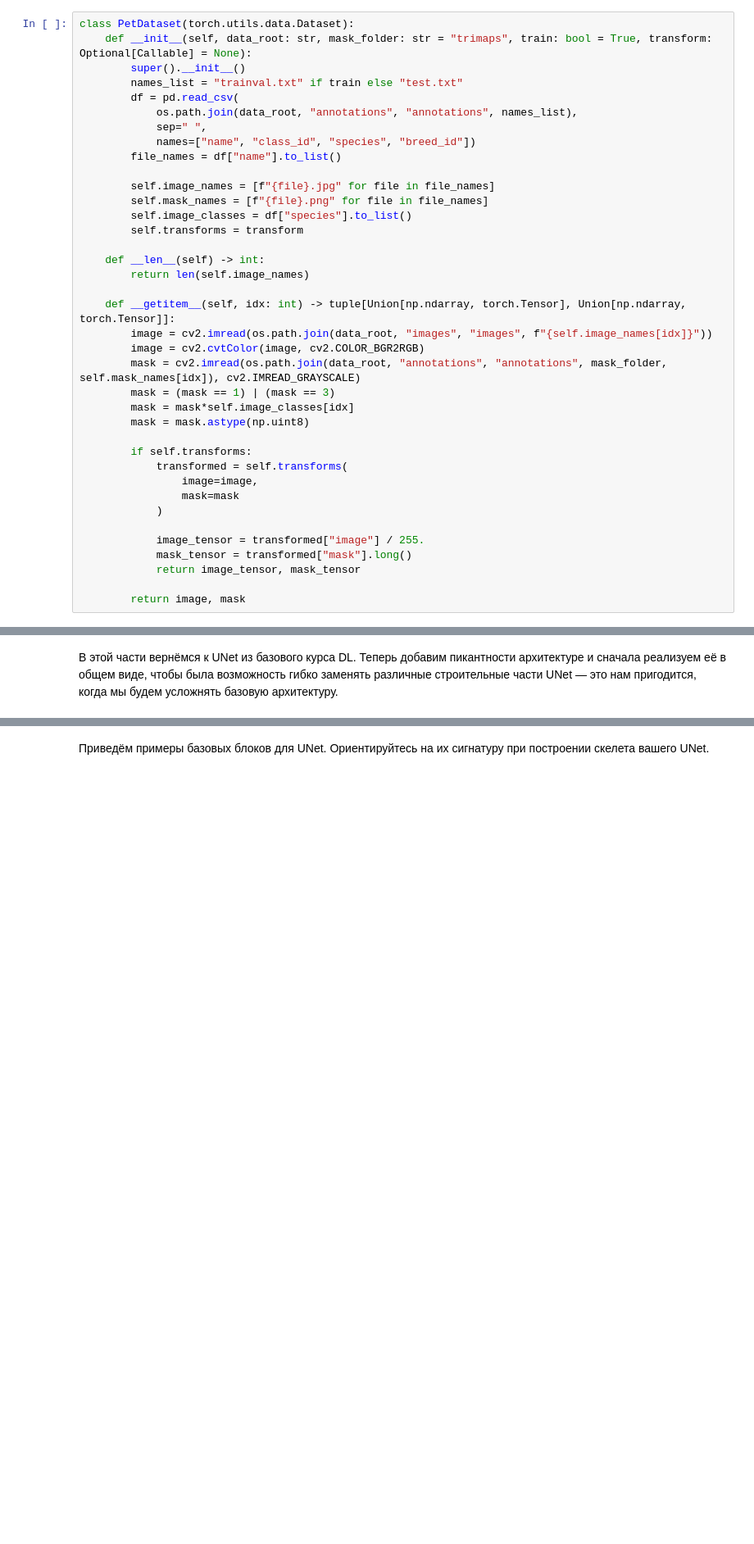
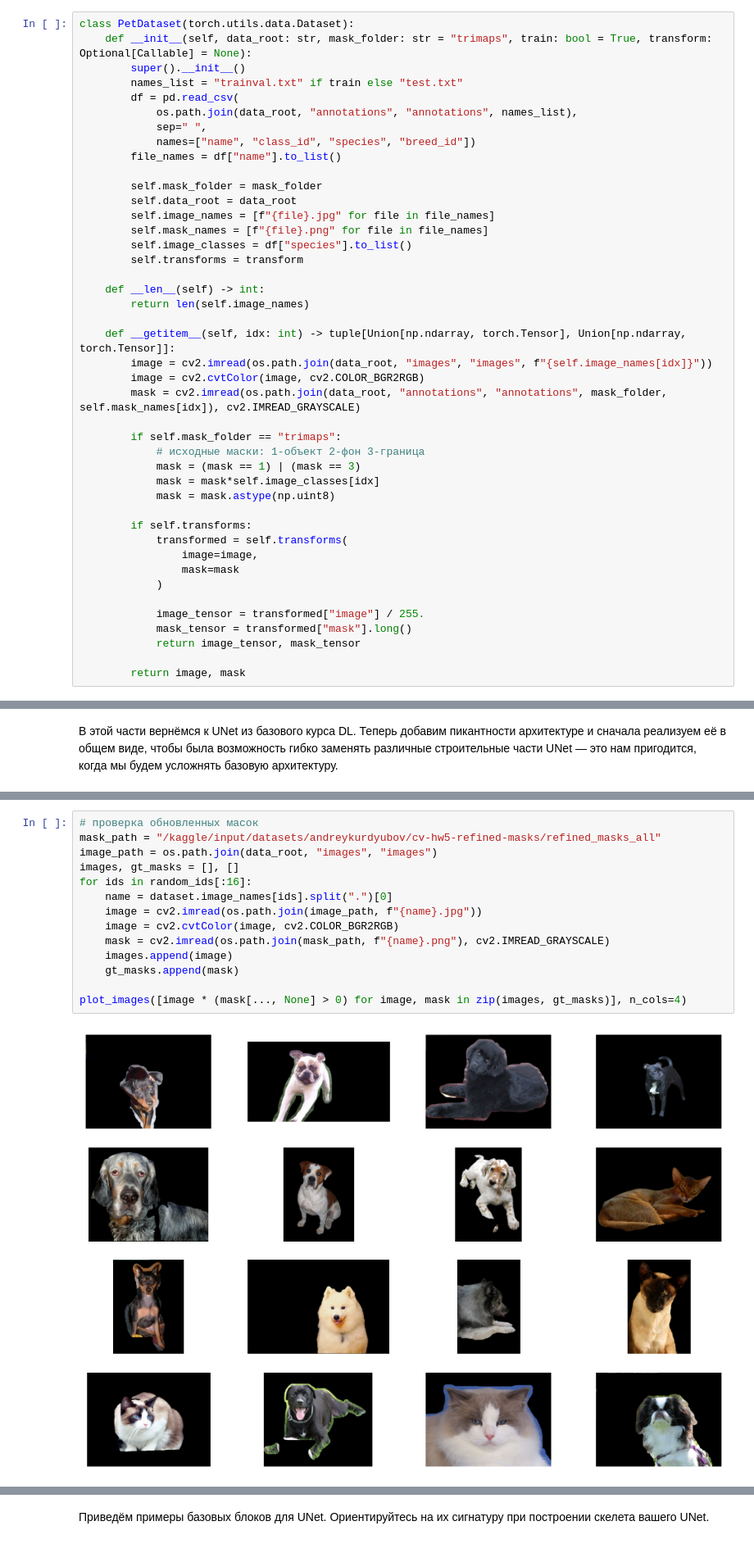
Before and after one commit to AndreyKurdyubov/Karpov.courses_DL, a Jupyter notebook: CV/Lesson_5/CV_hw5_student.ipynb, the cells around one changed output, grey strips where cells are left out. Shown at 82% size. Drawn from its saved outputs; the diff is of its cells as text; blank space fills up the shorter version.

Commit message:
CV hw5 masks for dogs - bug fix

```diff
--- a/CV/Lesson_5/CV_hw5_student.ipynb
+++ b/CV/Lesson_5/CV_hw5_student.ipynb
@@ -305,6 +206,8 @@ class PetDataset(torch.utils.data.Dataset):
             names=["name", "class_id", "species", "breed_id"])
         file_names = df["name"].to_list()
 
+        self.mask_folder = mask_folder
+        self.data_root = data_root
         self.image_names = [f"{file}.jpg" for file in file_names]
         self.mask_names = [f"{file}.png" for file in file_names]
         self.image_classes = df["species"].to_list()
@@ -317,9 +220,12 @@ class PetDataset(torch.utils.data.Dataset):
         image = cv2.imread(os.path.join(data_root, "images", "images", f"{self.image_names[idx]}"))
         image = cv2.cvtColor(image, cv2.COLOR_BGR2RGB)
         mask = cv2.imread(os.path.join(data_root, "annotations", "annotations", mask_folder, self.mask_names[idx]), cv2.IMREAD_GRAYSCALE)
-        mask = (mask == 1) | (mask == 3)
-        mask = mask*self.image_classes[idx]
-        mask = mask.astype(np.uint8)
+
+        if self.mask_folder == "trimaps":
+            # исходные маски: 1-объект 2-фон 3-граница
+            mask = (mask == 1) | (mask == 3)
+            mask = mask*self.image_classes[idx]
+            mask = mask.astype(np.uint8)
 
         if self.transforms:
             transformed = self.transforms(
@@ -880,0 +997,16 @@ True
+# %%
+# проверка обновленных масок
+mask_path = "/kaggle/input/datasets/andreykurdyubov/cv-hw5-refined-masks/refined_masks_all"
+image_path = os.path.join(data_root, "images", "images")
+images, gt_masks = [], []
+for ids in random_ids[:16]:
+    name = dataset.image_names[ids].split(".")[0]
+    image = cv2.imread(os.path.join(image_path, f"{name}.jpg"))
+    image = cv2.cvtColor(image, cv2.COLOR_BGR2RGB)
+    mask = cv2.imread(os.path.join(mask_path, f"{name}.png"), cv2.IMREAD_GRAYSCALE)
+    images.append(image)
+    gt_masks.append(mask)
+
+plot_images([image * (mask[..., None] > 0) for image, mask in zip(images, gt_masks)], n_cols=4)
+# %% [output]
+[figure, added]
```
Also changed, not shown: parts of 41 cells of this notebook.
